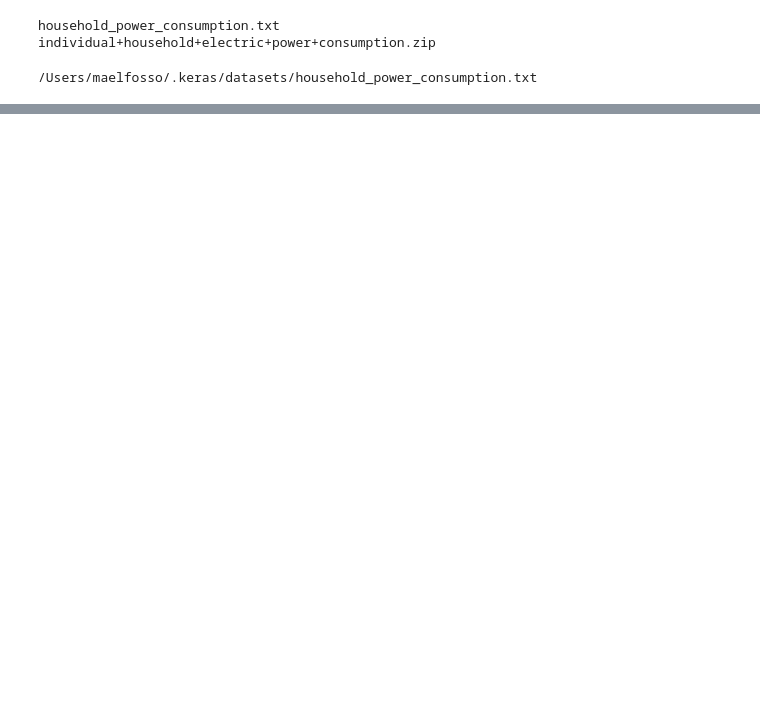
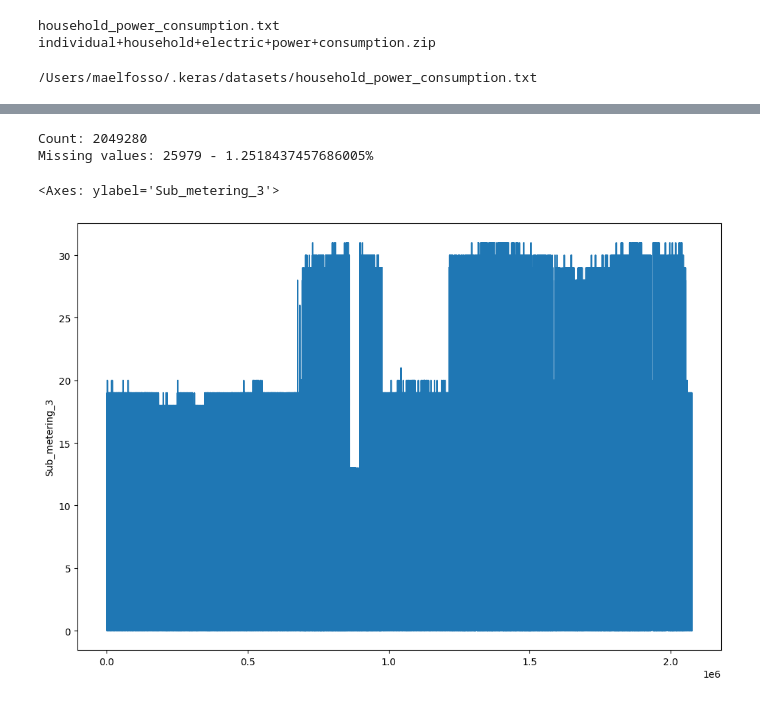
Before and after one commit to maelfosso/ts-forecasting-electric-power-consumption-household, a Jupyter notebook: forecasting-electric-power-consumption-household.ipynb, the cells around one changed output, grey strips where cells are left out. Drawn from its saved outputs; the diff is of its cells as text; code cells hidden in the pictures; blank space fills up the shorter version.

Commit message:
started dealing with missing values

```diff
--- a/forecasting-electric-power-consumption-household.ipynb
+++ b/forecasting-electric-power-consumption-household.ipynb
@@ -47,3 +65,4 @@ print(dataset_path)
 # %%
-df = pd.read_csv(dataset_path, sep=";")
+na_values=["?"]
+df = pd.read_csv(dataset_path, sep=";", nav_)
 df.head()
@@ -56,0 +105,12 @@ df.head()
+# %%
+n = df['Sub_metering_3'].count()
+print(f'Count: {n}')
+print(f'Missing values: {df.shape[0] - n} - {100 * (df.shape[0] - n)/df.shape[0]}%')
+# %% [output]
+Count: 2049280
+Missing values: 25979 - 1.2518437457686005%
+# %%
+sns.lineplot(data=df['Sub_metering_3'])
+# %% [output]
+<Axes: ylabel='Sub_metering_3'>
+[figure, added]
```
Also changed, not shown: parts of 12 cells of this notebook.
